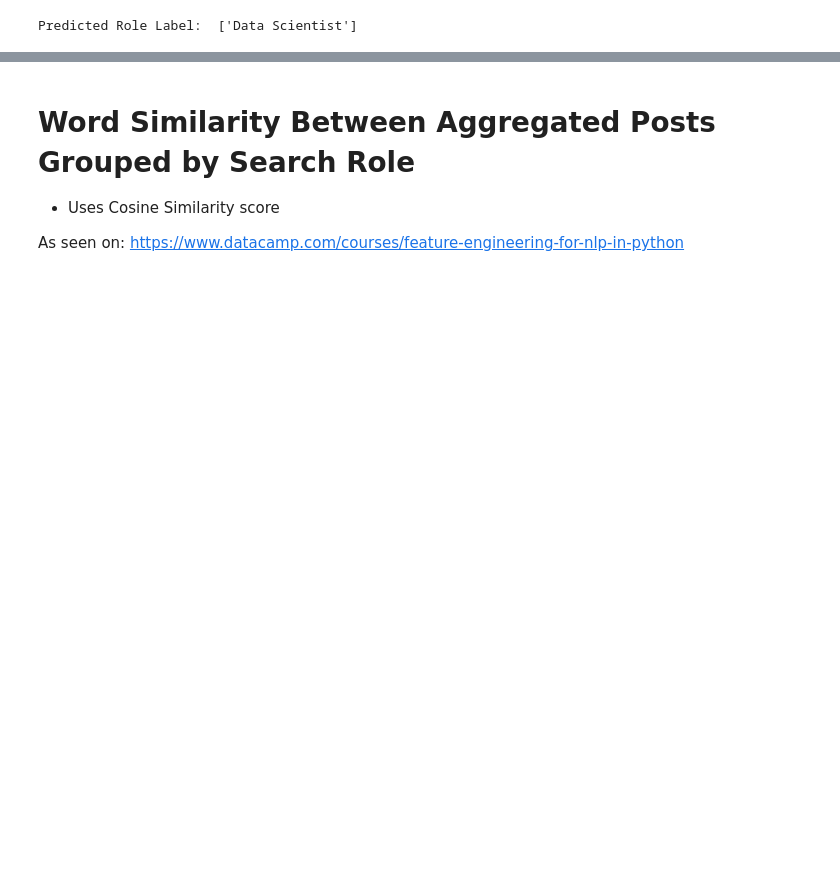
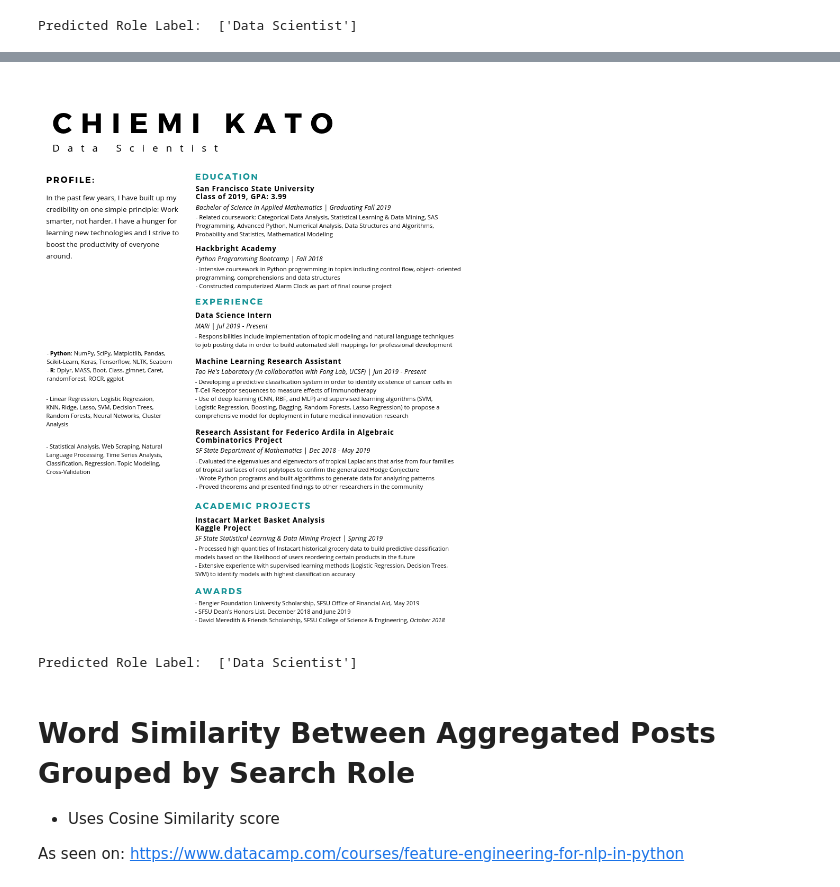
Before and after one commit to chiemiko/MARi-topic-modeling, a Jupyter notebook: modeling/Modeling.ipynb, the cells around one changed output, grey strips where cells are left out. Cells and saved outputs as stored; diff of their text form; code cells hidden in the pictures; blank space fills up the shorter version.

```diff
--- a/modeling/Modeling.ipynb
+++ b/modeling/Modeling.ipynb
@@ -349,3 +404,13 @@ Predicted Role Label:  ['Data Scientist']
+# %%
+# Actual file view
+img = Image.open('../data_processed/resume_test.png')
+img
+# %% [output]
+[figure, added]
+# %%
+print('Predicted Role Label: ', clf.predict(cv.transform([chiemi_resume_string])))
+# %% [output]
+Predicted Role Label:  ['Data Scientist']
 # %% [markdown]
 # Word Similarity Between Aggregated Posts Grouped by Search Role
 - Uses Cosine Similarity score
```
Also changed, not shown: parts of 19 cells of this notebook, 1 other file.
